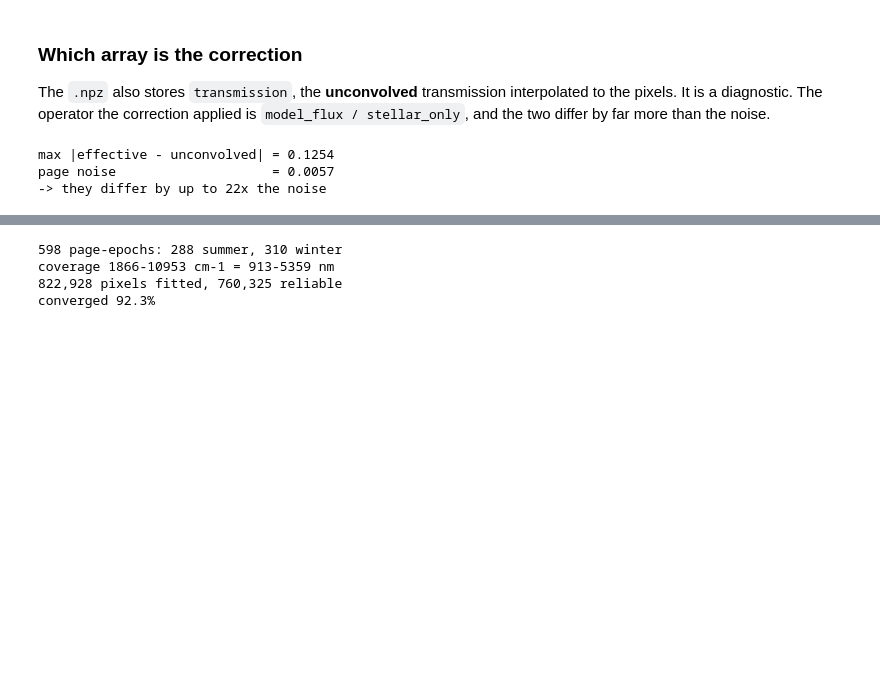
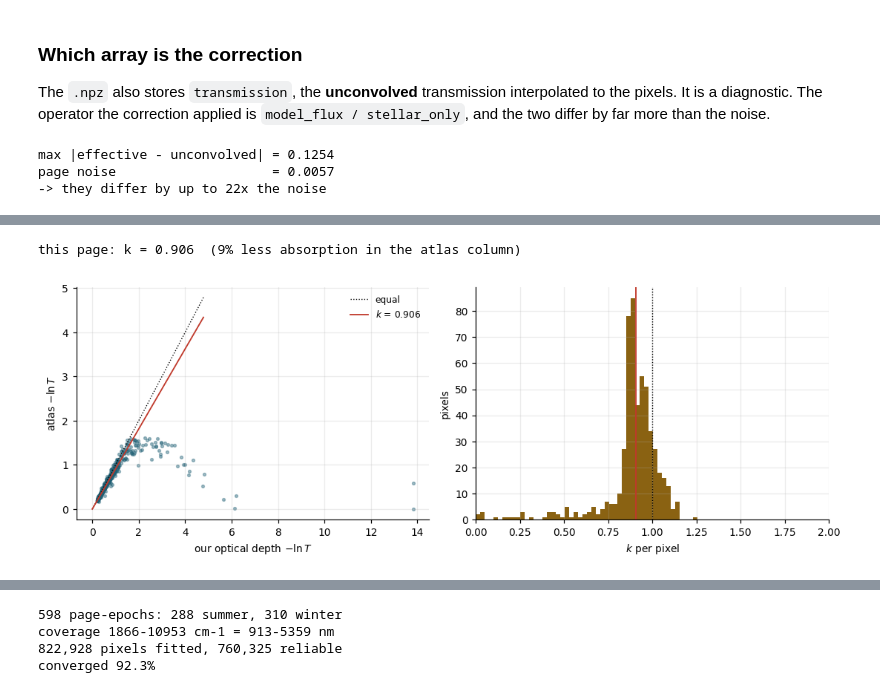
Before and after one commit to leejjoon/tellurix, a Jupyter notebook: docs/arcturus_walkthrough.ipynb, the cells around one changed output, grey strips where cells are left out. Saved outputs shown, nothing was run; the diff lists cells and outputs as text; code cells hidden in the pictures; blank space fills up the shorter version.

```diff
--- a/docs/arcturus_walkthrough.ipynb
+++ b/docs/arcturus_walkthrough.ipynb
@@ -882,0 +997,25 @@ page noise                    = 0.0057
+# %%
+#| fig-cap: "The atlas column against ours, on a log-log optical-depth scale. A pure air-mass difference is a straight line through the origin, and the fitted slope says the atlas column carries about 9% less absorption than our fit."
+deep = comparable & (effective < 0.8)
+tau_ours = -np.log(np.maximum(effective[deep], 1e-6))
+tau_atlas = -np.log(np.maximum(atlas_telluric[deep], 1e-6))
+k_page = float(np.median(tau_atlas / tau_ours))
+
+fig, (ax, ax2) = plt.subplots(1, 2, figsize=(10, 3.6))
+ax.scatter(tau_ours, tau_atlas, s=6, alpha=0.4, color="#1e5f74")
+lim = np.array([0, np.percentile(tau_ours, 99)])
+ax.plot(lim, lim, color="k", lw=0.9, ls=":", label="equal")
+ax.plot(lim, k_page * lim, color="#c0392b", lw=1.2, label=f"$k$ = {k_page:.3f}")
+ax.set_xlabel(r"our optical depth $-\ln T$"); ax.set_ylabel(r"atlas $-\ln T$")
+ax.legend(frameon=False, fontsize=8)
+
+ax2.hist(tau_atlas / tau_ours, bins=50, color="#8a6212")
+ax2.axvline(1.0, color="k", lw=0.9, ls=":")
+ax2.axvline(k_page, color="#c0392b", lw=1.2)
+ax2.set_xlabel("$k$ per pixel"); ax2.set_ylabel("pixels")
+ax2.set_xlim(0, 2)
+plt.tight_layout()
+print(f"this page: k = {k_page:.3f}  ({100 * (1 - k_page):.0f}% less absorption in the atlas column)")
+# %% [output]
+this page: k = 0.906  (9% less absorption in the atlas column)
+[figure, added]
```
Also changed, not shown: parts of 18 cells of this notebook, 1 other file.
